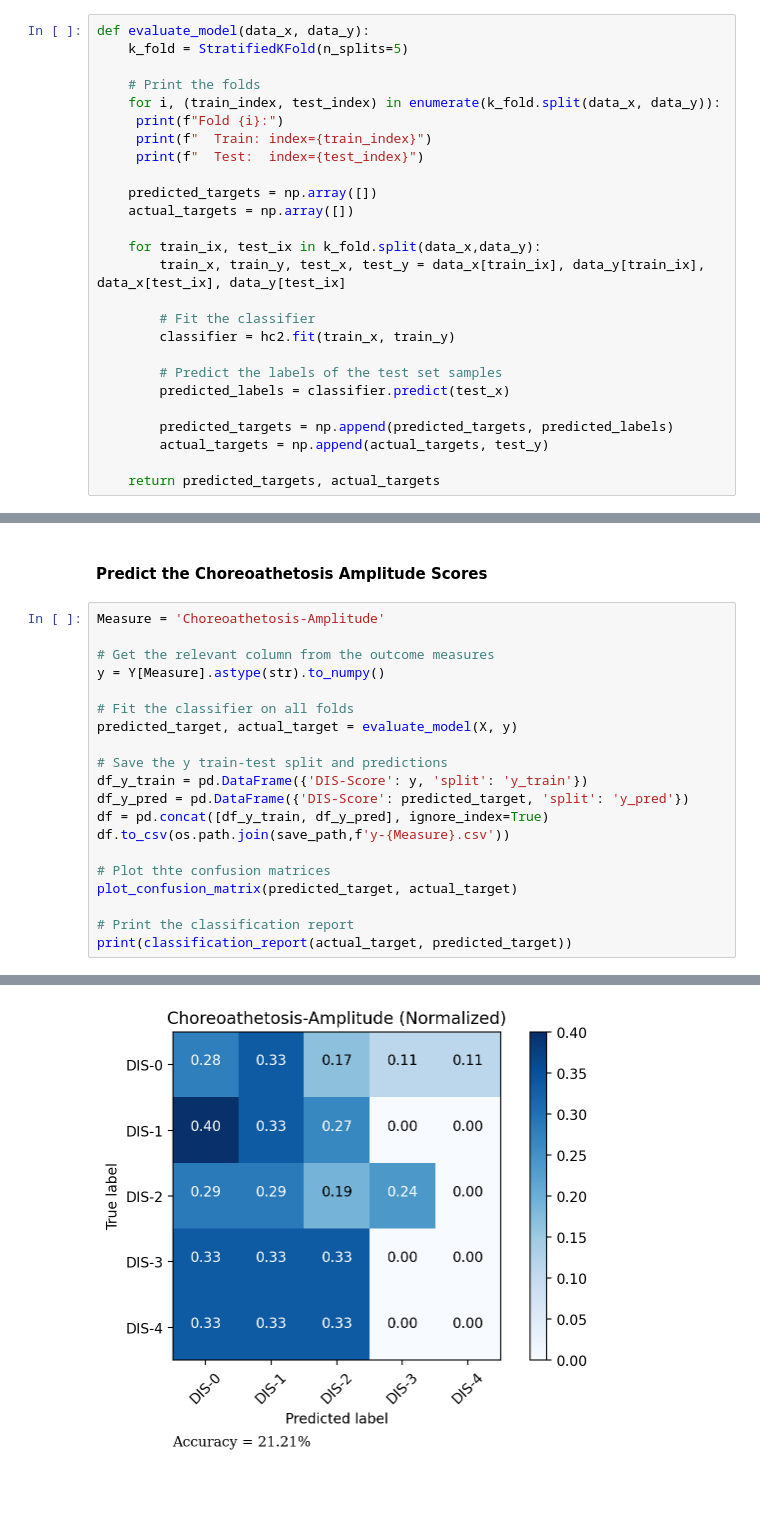
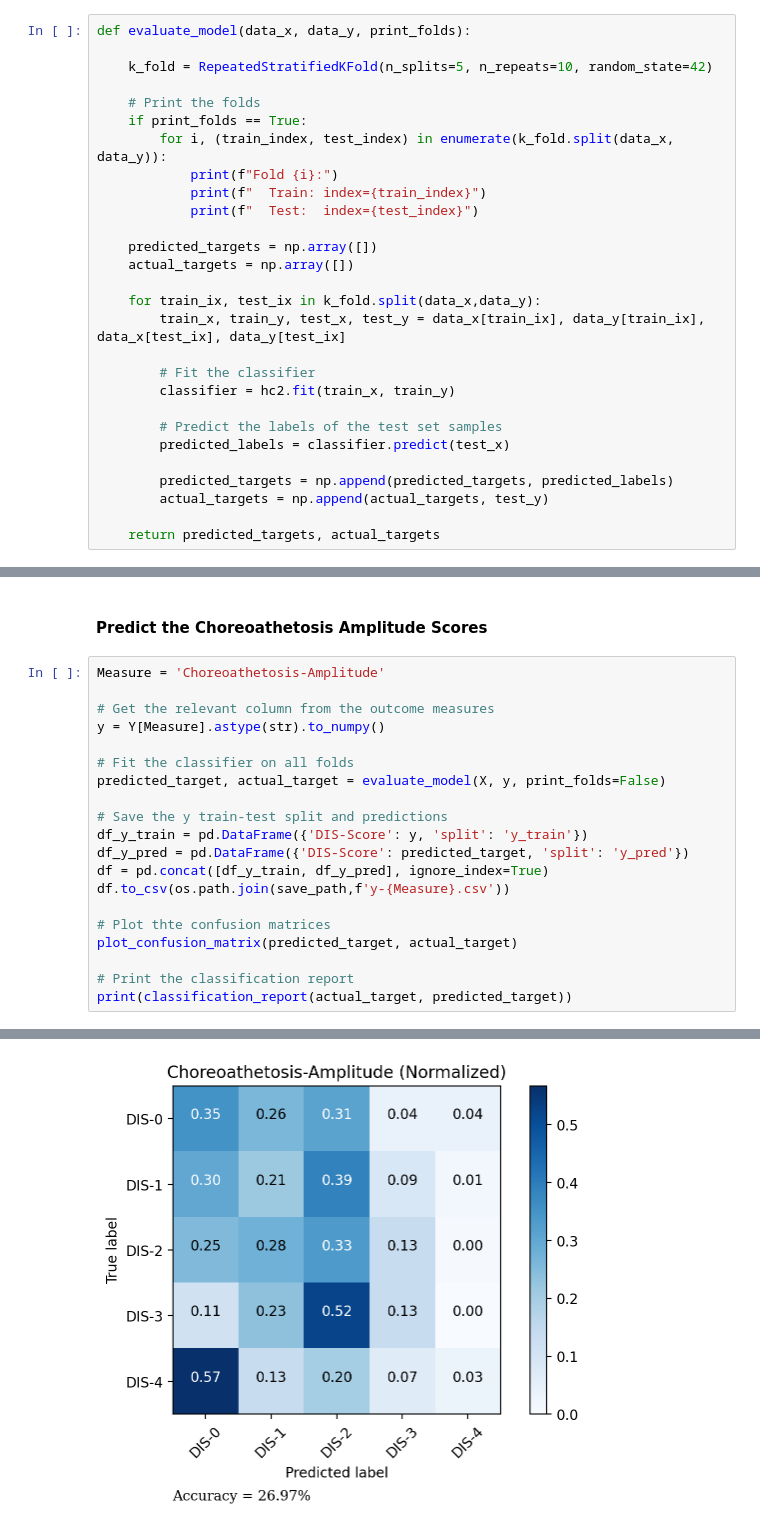
Before and after one commit to zachary-roth/AVI-DYS, a Jupyter notebook: time-series-classification-cross-validation.ipynb, the cells around one changed output, grey strips where cells are left out. Saved outputs shown, nothing was run; the diff lists cells and outputs as text; blank space fills up the shorter version.

```diff
--- a/time-series-classification-cross-validation.ipynb
+++ b/time-series-classification-cross-validation.ipynb
@@ -30,14 +30,16 @@ save_path = "C:\\Users\\zacha\\Data\\AVI-DYS\\Results\\Analyses\\Cross-Validatio
 # %% [markdown]
 # Functions
 # %%
-def evaluate_model(data_x, data_y):
-    k_fold = StratifiedKFold(n_splits=5)
+def evaluate_model(data_x, data_y, print_folds):
+
+    k_fold = RepeatedStratifiedKFold(n_splits=5, n_repeats=10, random_state=42)
 
     # Print the folds
-    for i, (train_index, test_index) in enumerate(k_fold.split(data_x, data_y)):
-     print(f"Fold {i}:")
-     print(f"  Train: index={train_index}")
-     print(f"  Test:  index={test_index}")
+    if print_folds == True:
+        for i, (train_index, test_index) in enumerate(k_fold.split(data_x, data_y)):
+            print(f"Fold {i}:")
+            print(f"  Train: index={train_index}")
+            print(f"  Test:  index={test_index}")
 
     predicted_targets = np.array([])
     actual_targets = np.array([])
@@ -387,7 +340,7 @@ Measure = 'Choreoathetosis-Amplitude'
 y = Y[Measure].astype(str).to_numpy()
 
 # Fit the classifier on all folds
-predicted_target, actual_target = evaluate_model(X, y)
+predicted_target, actual_target = evaluate_model(X, y, print_folds=False)
 
 # Save the y train-test split and predictions
 df_y_train = pd.DataFrame({'DIS-Score': y, 'split': 'y_train'})
@@ -422,4 +359,4 @@ Confusion matrix, without normalization
 Normalized confusion matrix
-[figure, old version]
+[figure, new version]
               precision    recall  f1-score   support
 
```
Also changed, not shown: parts of 5 cells of this notebook.
